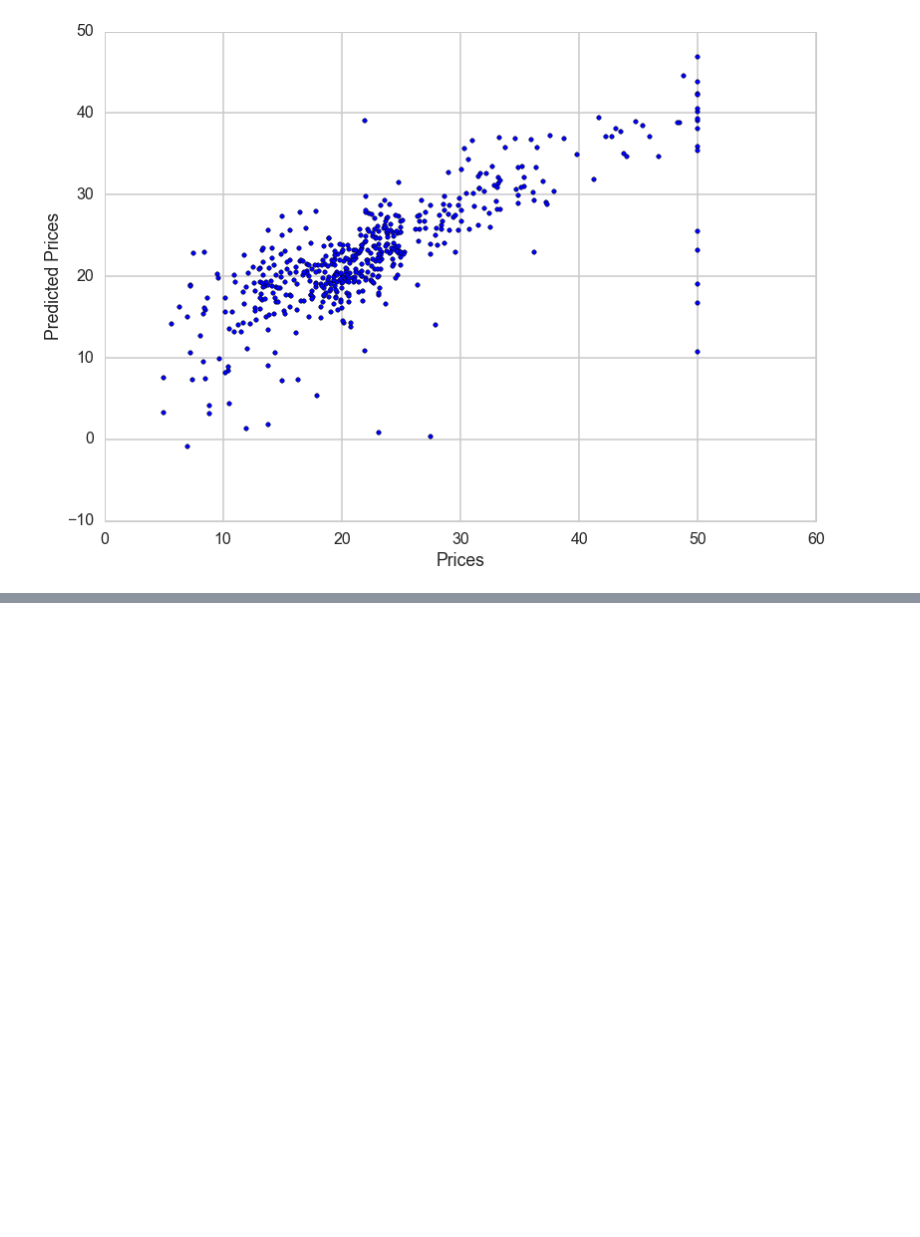
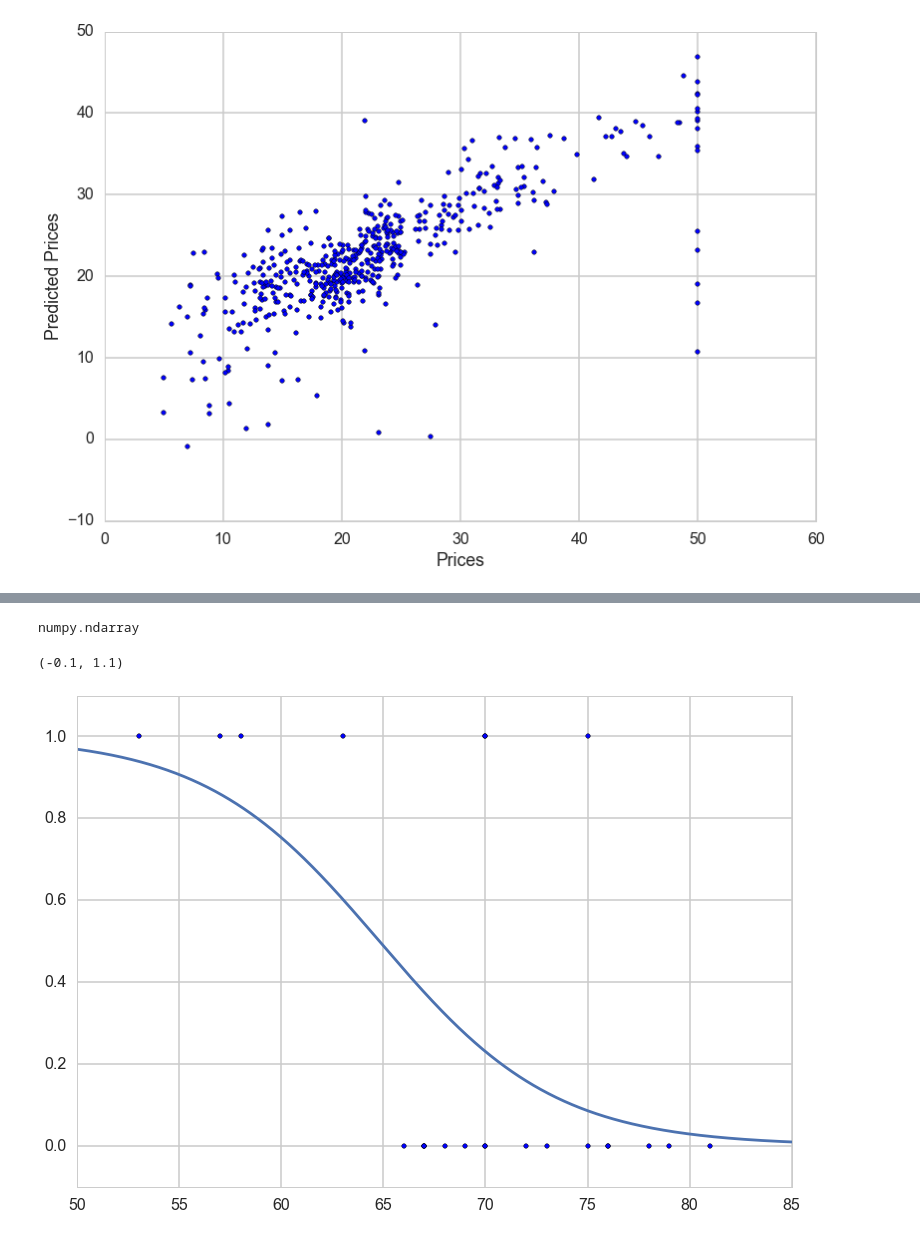
Before and after one commit to abhie19/Data-Analysis-Practice, a Jupyter notebook: Stats concept in python/Regression/Regression.ipynb, the cells around one changed output, grey strips where cells are left out. Saved outputs shown, nothing was run; the diff lists cells and outputs as text; code cells hidden in the pictures; blank space fills up the shorter version.

```diff
--- a/Stats concept in python/Regression/Regression.ipynb
+++ b/Stats concept in python/Regression/Regression.ipynb
@@ -284,0 +365,3 @@ plt.ylabel('Predicted Prices')
+# %%
+data = np.array([[float(j) for j in e.strip().split()] for e in open("./data/chall.txt")])
+data
@@ -284,0 +386,7 @@ plt.ylabel('Predicted Prices')
+# %%
+import statsmodels.api as sm
+from statsmodels.formula.api import logit, glm, ols
+
+dat = pd.DataFrame(data, columns=["Temperature", "Failure"])
+logit_model = logit('Failure ~ Temperature', dat).fit()
+print logit_model.summary()
@@ -284,0 +412,19 @@ plt.ylabel('Predicted Prices')
+# %%
+x = np.linspace(50,85,1000)
+p =  logit_model.params
+eta = p['Intercept'] + x*p['Temperature']
+y = np.exp(eta)/(1 + np.exp(eta))
+type(y)
+# %% [output]
+numpy.ndarray
+# %%
+temps, pfail = data[:,0], data[:,1]
+plt.scatter(temps, pfail)
+axes=plt.gca()
+plt.plot(x, y)
+
+plt.xlim(50, 85)
+plt.ylim(-0.1, 1.1)
+# %% [output]
+(-0.1, 1.1)
+[figure, added]
```
Also changed, not shown: parts of 15 cells of this notebook, 1 other file.
